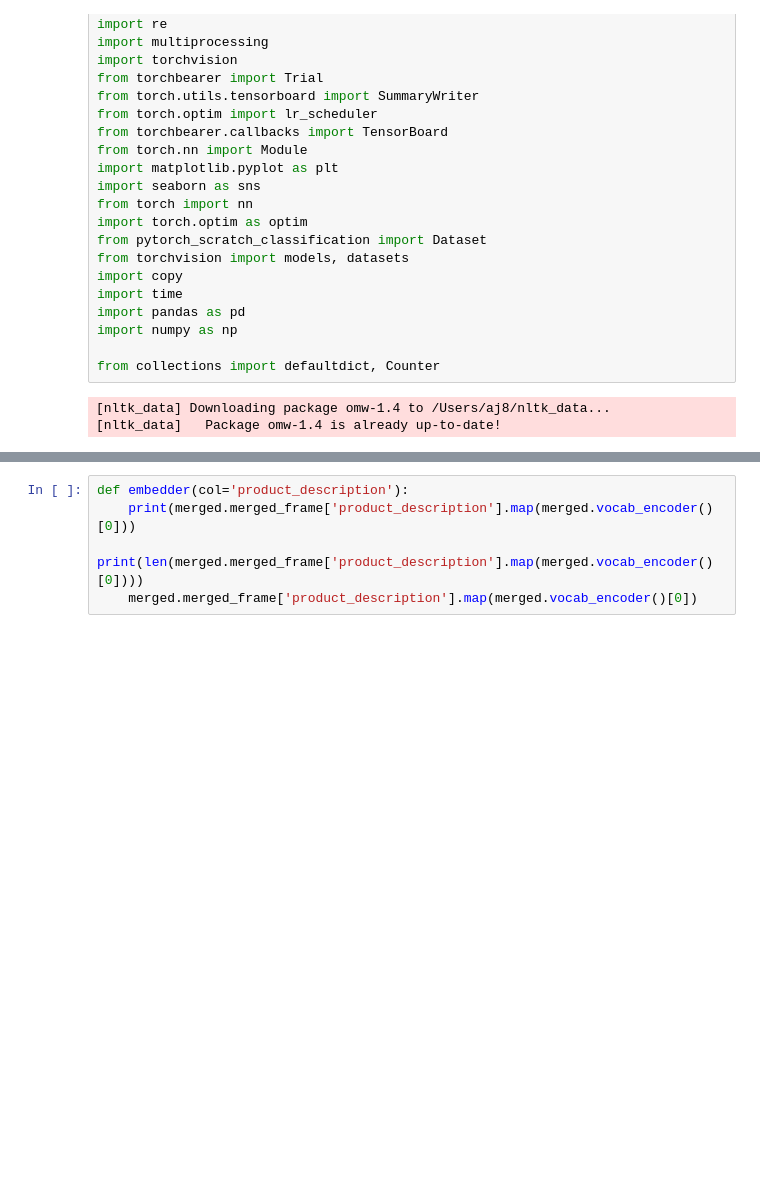
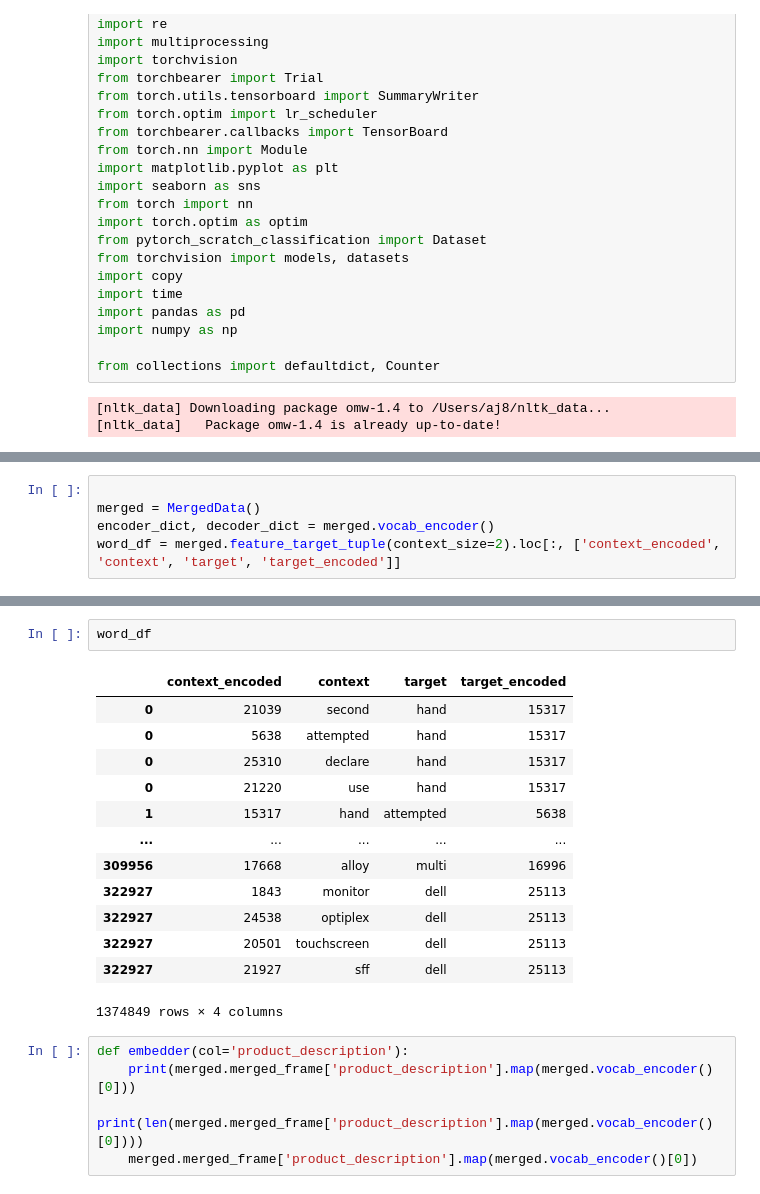
Before and after one commit to ajj8866/facebook_mkt, a Jupyter notebook: word2vec.ipynb, the cells around one changed output, grey strips where cells are left out. Drawn from its saved outputs; the diff is of its cells as text; blank space fills up the shorter version.

```diff
--- a/word2vec.ipynb
+++ b/word2vec.ipynb
@@ -67,0 +31,5 @@ merged.merged_frame
+# %%
+
+merged = MergedData()
+encoder_dict, decoder_dict = merged.vocab_encoder()
+word_df = merged.feature_target_tuple(context_size=2).loc[:, ['context_encoded', 'context', 'target', 'target_encoded']]
@@ -68,3 +54,19 @@ merged.merged_frame
+# %%
+word_df
+# %% [output]
+|  | context_encoded | context | target | target_encoded |
+| 0 | 21039 | second | hand | 15317 |
+| 0 | 5638 | attempted | hand | 15317 |
+| 0 | 25310 | declare | hand | 15317 |
+| 0 | 21220 | use | hand | 15317 |
+| 1 | 15317 | hand | attempted | 5638 |
+| ... | ... | ... | ... | ... |
+| 309956 | 17668 | alloy | multi | 16996 |
+| 322927 | 1843 | monitor | dell | 25113 |
+| 322927 | 24538 | optiplex | dell | 25113 |
+| 322927 | 20501 | touchscreen | dell | 25113 |
+| 322927 | 21927 | sff | dell | 25113 |
+1374849 rows × 4 columns
 # %%
 def embedder(col='product_description'):
     print(merged.merged_frame['product_description'].map(merged.vocab_encoder()[0]))
```
Also changed, not shown: parts of 3 cells of this notebook, 2 other files.
